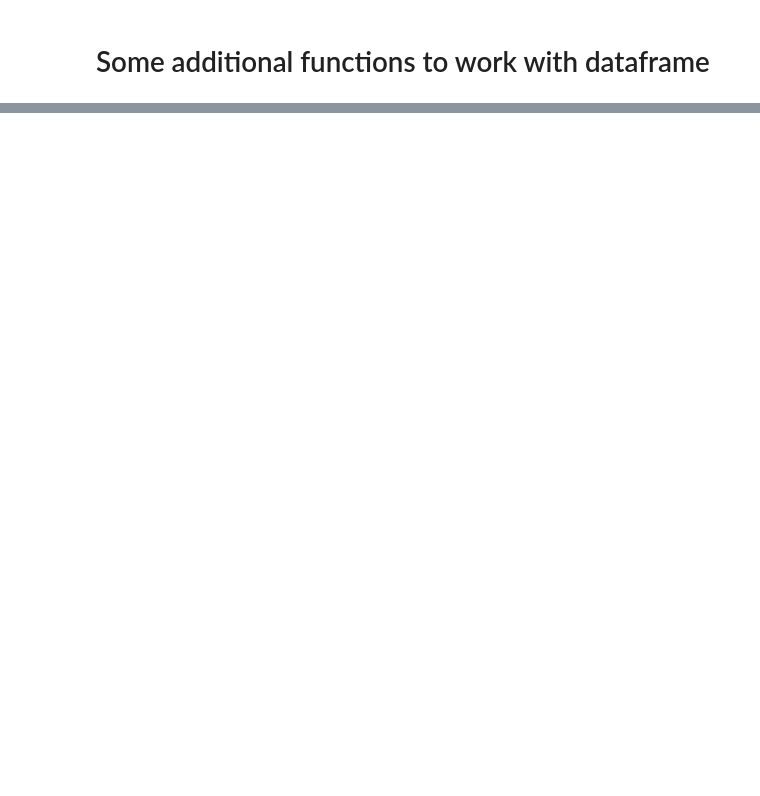
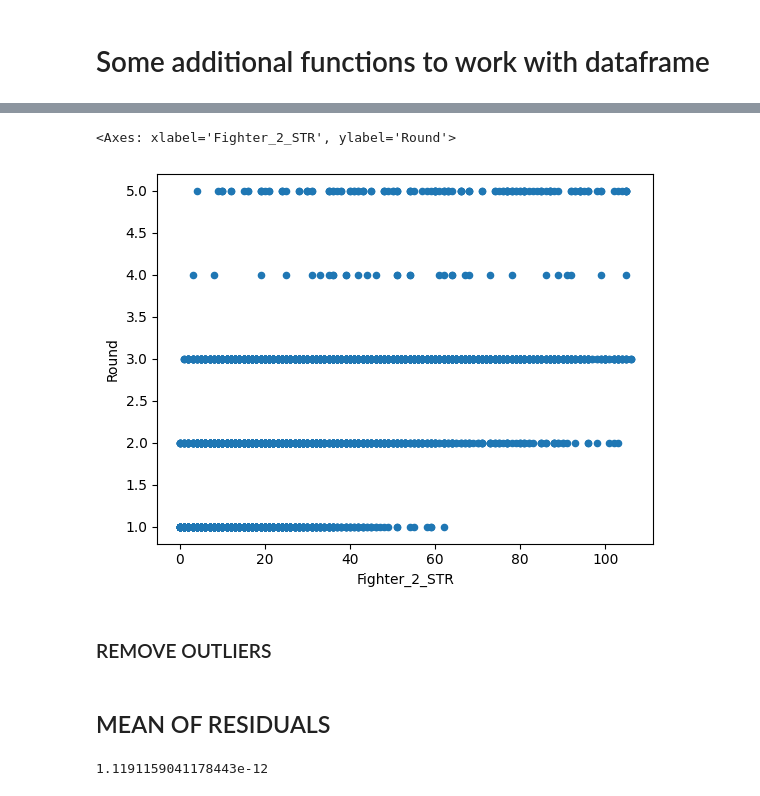
Before and after one commit to Vitaliypn/UFC_Econometrics_Research, a Jupyter notebook: project.ipynb, the cells around one changed output, grey strips where cells are left out. Drawn from its saved outputs; the diff is of its cells as text; code cells hidden in the pictures; blank space fills up the shorter version.

```diff
--- a/project.ipynb
+++ b/project.ipynb
@@ -822,0 +883,13 @@ get_fights_of_fighter(winrates_df, "Arman Tsarukyan")
+# %%
+def calculate_outliers(series: pd.Series) -> tuple[float]:
+    """
+    Calculate outliers lower bounds (for lower and higher)
+    """
+    q1,q3 = series.quantile([0.25, 0.75])
+
+    iqr = q3 - q1
+
+    return q3 + 1.5 * iqr, q1 - 1.5 * iqr
+# %%
+check_round_and_str2 = winrates_df_for_plot[['Round', "Fighter_2_STR"]]
+check_round_and_str2
@@ -822,0 +910,23 @@ get_fights_of_fighter(winrates_df, "Arman Tsarukyan")
+# %%
+h_outliers, l_outliers = calculate_outliers(check_round_and_str2['Fighter_2_STR'])
+
+without_outliers = check_round_and_str2.loc[check_round_and_str2["Fighter_2_STR"] < h_outliers]
+
+without_outliers.plot.scatter(x="Fighter_2_STR", y="Round")
+# %% [output]
+<Axes: xlabel='Fighter_2_STR', ylabel='Round'>
+[figure, added]
+# %% [markdown]
+### REMOVE OUTLIERS
+# %% [markdown]
+## MEAN OF RESIDUALS
+# %%
+predidted_time = model_Time.fit().predict(winrates_df_model)
+
+residuals = winrates_df["Seconds"] - predidted_time
+
+mean_of_residuals = residuals.sum()/residuals.size
+
+mean_of_residuals
+# %% [output]
+1.1191159041178443e-12
```
Also changed, not shown: parts of 39 cells of this notebook.
